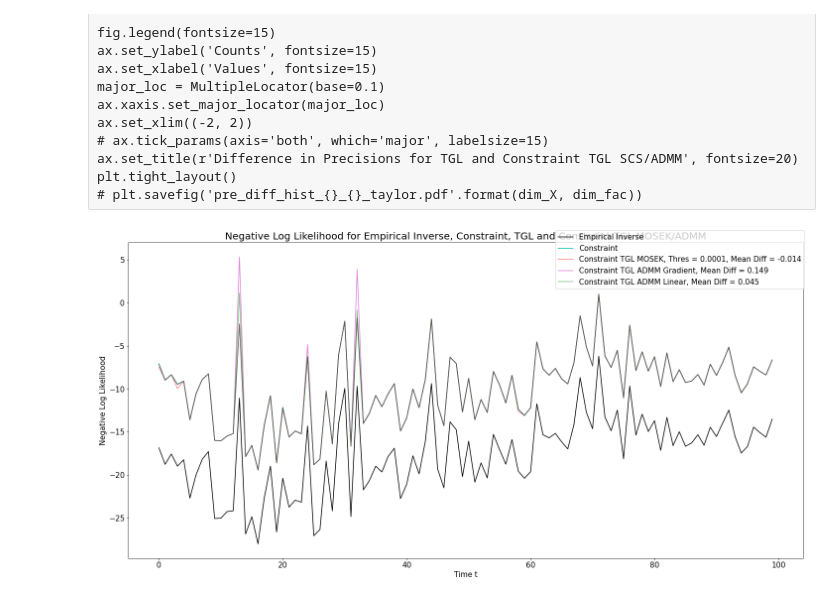
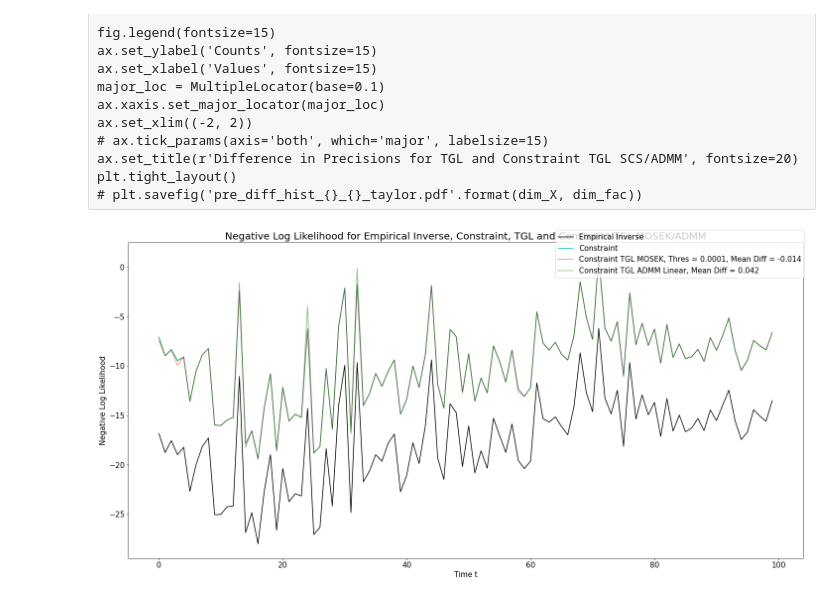
Before and after one commit to atechnicolorskye/post_sum, a Jupyter notebook: regain/equality_constraint_cvxpy_ff5_ip30.ipynb, the cells around one changed output. Drawn from its saved outputs; the diff is of its cells as text; code cells hidden in the pictures.

```diff
--- a/regain/equality_constraint_cvxpy_ff5_ip30.ipynb
+++ b/regain/equality_constraint_cvxpy_ff5_ip30.ipynb
@@ -39,10 +39,9 @@ emp_inv = np.array(emp_inv)
 # %%
 from regain.covariance import TaylorProxTimeGraphicalLasso, TimeGraphicalLasso
 tic = time.perf_counter()
-tgl = TaylorProxTimeGraphicalLasso(max_iter=20000, loss='LL', c_level=0.2, rho=1e2, theta=0.5, tol=1e-4, rtol=1e-4, psi="laplacian")
-emp_inv_score_tp, baseline_score_tp, fit_score_tp, pre_tp = tgl.fit_cov(X_cov).eval_cov_pre()
+tgl_tp = TaylorProxTimeGraphicalLasso(max_iter=10000, loss='LL', c_level=0.2, rho=1e3, theta=0.5, tol=1e-4, rtol=1e-4, psi="laplacian")
+emp_inv_score_tp, baseline_score_tp, fit_score_tp, pre_tp = tgl_tp.fit_cov(X_cov).eval_cov_pre()
 toc = time.perf_counter()
 print('Running Time :{}'.format(toc - tic))
 # min_pre_tp = np.amin(np.abs(pre_tp[pre_tp != 0]))
-# print(min_pre_tp)
 # %% [output]
@@ -82,9 +68,0 @@ for i in [1e-2, 1e-3, 1e-4, 1e-6, 0]:
-# %%
-from regain.covariance import InequalityTimeGraphicalLasso, TimeGraphicalLasso
-res = {}
-for i in [1.]:
-    tic = time.perf_counter()
-    tgl = InequalityTimeGraphicalLasso(max_iter=1000, loss='LL', c_level=0.2, c_prox='cvx', rho=1e2, div=i, tol=1e-4, rtol=1e-4, psi="laplacian")
-    res[i] = tgl.fit_cov(X_cov).eval_cov_pre()
-    toc = time.perf_counter()
-    print('Running Time :{}'.format(toc - tic))
@@ -120,7 +90,7 @@ pre_cvx = np.load("mosek_sol_ff5_30_standard_alpha_0.2.npy")
 # %%
 from regain.norm import l1_od_norm
 from regain.validation import check_norm_prox
-psi, prox_psi, psi_node_penalty = check_norm_prox(tgl.psi)
+psi, prox_psi, psi_node_penalty = check_norm_prox(tgl_tp.psi)
 
 def penalty_objective(Z_0, Z_1, Z_2, psi, theta):
     """Penalty-only objective function for time-varying graphical LASSO."""
@@ -131,9 +101,9 @@ fit_score = {}
 # for i in [1e-2, 1e-3, 1e-4, 1e-6]:
 for i in [1e-4]:
     pre[i] = np.array([k * (np.abs(k) >= i) for k in pre_cvx])
-    tgl.precision_ = pre[i]
-    emp_inv_score, baseline_score, fit_score[i], _ = tgl.eval_cov_pre()
-    print(penalty_objective(pre[i], pre[i][:-1], pre[i][1:], psi, tgl.theta))
+    tgl_tp.precision_ = pre[i]
+    emp_inv_score, baseline_score, fit_score[i], _ = tgl_tp.eval_cov_pre()
+    print(penalty_objective(pre[i], pre[i][:-1], pre[i][1:], psi, tgl_tp.theta))
 # %% [output]
 5951.380304945549
 # %%
@@ -210,45 +180,35 @@ plt.tight_layout()
 # %%
 fig, ax = plt.subplots(figsize=(20, 10))
 fig.patch.set_facecolor('white')
 colors = "rgb"
 color_index = 0
 plt.rcParams["axes.prop_cycle"] = plt.cycler("color", plt.cm.tab20.colors)
 
-ax.plot(range(X_cov.shape[-1]), res[1][0], color='k', label=r'Empirical Inverse')
-ax.plot(range(X_cov.shape[-1]), res[1][1], color='c', label=r'Constraint')
+ax.plot(range(X_cov.shape[-1]), emp_inv_score_tp, color='k', label=r'Empirical Inverse')
+ax.plot(range(X_cov.shape[-1]), baseline_score_tp, color='c', label=r'Constraint')
 for i in [1e-4]:
-# for i in [1e-2, 1e-3, 1e-4]:
     mean_diff = np.mean(np.array(fit_score[i]) - baseline_score)
     ax.plot(range(X_cov.shape[-1]), fit_score[i], color='r', alpha=0.5,
 #     ax.plot(range(X_cov.shape[-1]), fit_score[i], color=colors[color_index], alpha=0.5,
             label=r'Constraint TGL MOSEK, Thres = {}, Mean Diff = {:.3f}'.format(i, mean_diff))
     color_index += 1
-# # for i in [2.]:
-# #     mean_diff = np.mean(np.array(res[i][2]) - res[i][1])
-# #     ax.plot(range(X_cov.shape[-1]), res[i][2], alpha=0.5, color='g',
-# #             label=r'Constraint TGL ADMM CVX, Div = {}, Mean Diff = {:.3f}'.format(i, mean_diff))
-# # mean_diff = np.mean(np.array(fit_score_diff) - baseline_score)
-# # ax.plot(range(n_time), fit_score_diff, alpha=0.5,
-# #         label=r'Constraint TGL ADMM Difference, Mean Diff = {:.3f}'.format(mean_diff))
-mean_diff = np.mean(np.array(fit_score_grad) - baseline_score_grad)
-ax.plot(range(X_cov.shape[-1]), fit_score_grad, alpha=0.5, color='m',
-        label=r'Constraint TGL ADMM Gradient, Mean Diff = {:.3f}'.format(mean_diff))
+# mean_diff = np.mean(np.array(fit_score_grad) - baseline_score_grad)
+# ax.plot(range(X_cov.shape[-1]), fit_score_grad, alpha=0.5, color='m',
+#         label=r'Constraint TGL ADMM Gradient, Mean Diff = {:.3f}'.format(mean_diff))
 # mean_diff = np.mean(np.array(fit_score_tp) - baseline_score_tp)
 mean_diff = np.mean(np.array(fit_score_tp_thres[1e-4]) - baseline_score_tp)
 # ax.plot(range(X_cov.shape[-1]), fit_score_tp, alpha=0.5, color='g',
 ax.plot(range(X_cov.shape[-1]), fit_score_tp_thres[1e-4], alpha=0.5, color='g',
         label=r'Constraint TGL ADMM Linear, Mean Diff = {:.3f}'.format(mean_diff))
 # mean_diff = np.mean(np.array(fit_score_) - res[1][1])
 # ax.plot(range(X_cov.shape[-1]), fit_score_, color='y', label=r'Vanilla TGL, Mean Diff = {:.3f}'.format(mean_diff))
 
 fig.legend(fontsize=15)
 ax.set_ylabel('Negative Log Likelihood', fontsize=15)
 ax.tick_params(axis='both', which='major', labelsize=15)
 ax.set_xlabel('Time t', fontsize=15)
 ax.set_title(r'Negative Log Likelihood for Empirical Inverse, Constraint, TGL and Constraint TGL MOSEK/ADMM', fontsize=20)
-# ax.set_title(r'Negative Log Likelihood for Empirical Inverse, Constraint, TGL and Constraint TGL SCS', fontsize=20)
 plt.tight_layout()
-# plt.savefig('ff5_ip30_40000_diff_like_max_2_mult_2.pdf')
-# plt.savefig('diff_like_{}_{}_scs.pdf'.format(dim_X, dim_fac))
+# plt.savefig('ff5_ip30_40000_diff_like_max_2_mult_3_div_5.pdf')
 # %% [output]
-[figure, old version]
+[figure, new version]
```
Also changed, not shown: parts of 9 cells of this notebook, 1 other file.
